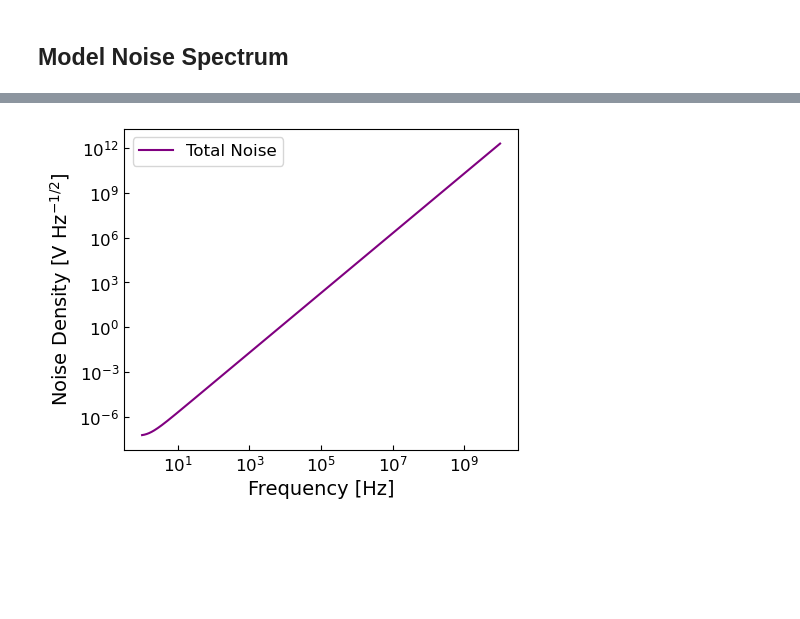
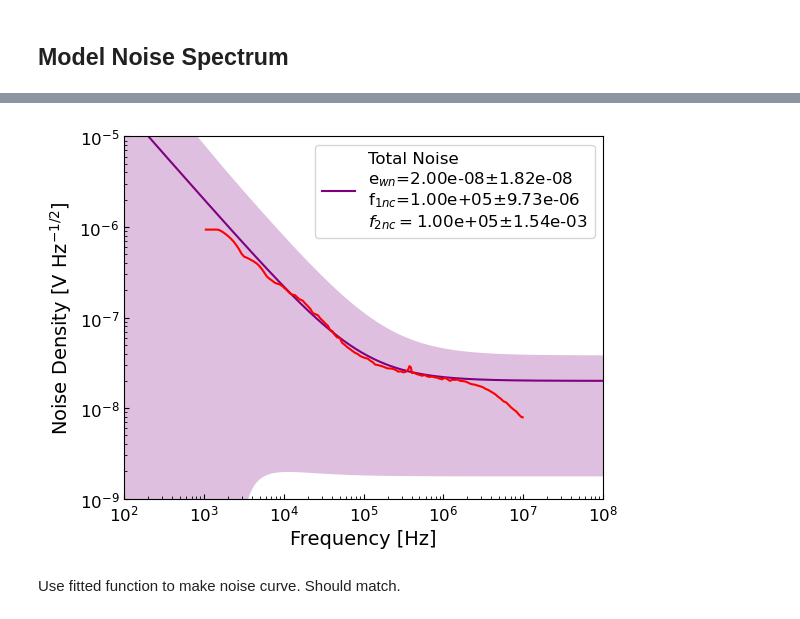
Before and after one commit to brockparker/Research, a Jupyter notebook: CCDs/skipper_noise_testing.ipynb, the cells around one changed output, grey strips where cells are left out. Drawn from its saved outputs; the diff is of its cells as text; code cells hidden in the pictures; blank space fills up the shorter version.

```diff
--- a/CCDs/skipper_noise_testing.ipynb
+++ b/CCDs/skipper_noise_testing.ipynb
@@ -271,6 +271,3 @@ plt.show()
 [figure]
 # %% [markdown]
 ## Model Noise Spectrum
-# %%
-def noise_model(f, ewn, f1, f2):
-    return ewn/(f).value + ewn + (f).value**2 * ewn
@@ -277,31 +278,51 @@ def noise_model(f, ewn, f1, f2):
+# %%
+def noise_model(f, ewn, f1, f2, n1, n2):
+    f = u.Quantity(f, u.Hz)
+    f1 = u.Quantity(f1, u.Hz)
+    f2 = u.Quantity(f2, u.Hz)
+
+
+    # return  n2/(f.value**2) * ewn +  n1 * ewn/(f.value) + ewn
+    return ewn * f1.value / f.value *n1 + ewn * f2.value / f.value**2 * n2 + ewn
+# %%
+wn_floor = 2e-8 * u.V / ((u.Hz)**(1/2))
+
+nc_1f = 100 * u.kHz
+nc_1f2 = 100 * u.kHz#2e6 * u.Hz # Nominally 100 * u.kHz
+n1 = 8
+n2 = 1e-8
+#
+popt, pcov = curve_fit(noise_model, noise_freqs, noise_density, p0=[2e-8, 100e3, 100e3, 1, 1], bounds=([0, 0, 0, 0, 0],[np.infty,np.infty,np.infty,np.infty,np.infty]))#, sigma=counterr, absolute_sigma=True)
+cerr = np.sqrt(np.diag(pcov))
+
+sig_below = noise_model(freqs, popt[0]-cerr[0],popt[1]-cerr[1],popt[2]-cerr[2],popt[3]-cerr[3],popt[4]-cerr[4])
+sig_above = noise_model(freqs, popt[0]+cerr[0],popt[1]+cerr[1],popt[2]+cerr[2],popt[3]+cerr[3],popt[4]+cerr[4])
 # %%
 quantity_support()
 
-fig, ax = plt.subplots(1, 1, figsize=(5,4), layout='tight')
+fig, ax = plt.subplots(1, 1, figsize=(6,4.5), layout='tight')
 
-freqs = np.logspace(0,10,10000) * u.Hz
+ax.plot(freqs, noise_model(freqs, *popt), label='Total Noise \ne$_{{wn}}$={:.2e}$\pm${:.2e}\nf$_{{1nc}}$={:.2e}$\pm${:.2e}\n$f_{{2nc}}=${:.2e}$\pm${:.2e}'.format(popt[0],cerr[0],popt[1],cerr[1],popt[2],cerr[2]), color='purple')
+ax.plot(noise_freqs, noise_density, color='red', ls='-')
 
-wn_floor = 2e-8 * u.V / ((u.Hz)**(1/2))
-
-nc_1f = 100 * u.kHz
-nc_1f2 = 100 * u.kHz#2e6 * u.Hz # Nominally 100 * u.kHz
-
-ax.plot(freqs, noise_model(freqs, wn_floor, nc_1f, nc_1f2), label='Total Noise', color='purple')
+ax.fill_between(freqs, sig_below, sig_above, facecolor='purple', alpha=0.25)
 
 ax.set_xlabel(r'Frequency [Hz]')
 ax.set_ylabel(r'Noise Density [V Hz$^{-1/2}$]')
-ax.legend(loc = 'best')
-# ax.set_xlim(1e3, 1e7)
+ax.legend(loc = 'upper right')
+ax.set_xlim(1e2, 1e8)
 ax.set_xscale('log')
 ax.set_yscale('log')
-# ax.set_ylim(1e-9, 1e-5)
+ax.set_ylim(1e-9, 1e-5)
 
 ax.tick_params(axis='both', direction='in', which='both')
 
 fig.tight_layout()
 
 # plt.savefig('C:/Users/Brock/Documents/Git/Research/CCDs/ccd_integrated_noise.png', dpi=250)
 # plt.savefig('/home/baparker/GitHub/Research/CCDs/ccd_integrated_noise.png', dpi=250)
 plt.show()
 # %% [output]
-[figure, old version]
+[figure, new version]
+# %% [markdown]
+Use fitted function to make noise curve. Should match.
```
Also changed, not shown: parts of 5 cells of this notebook.
